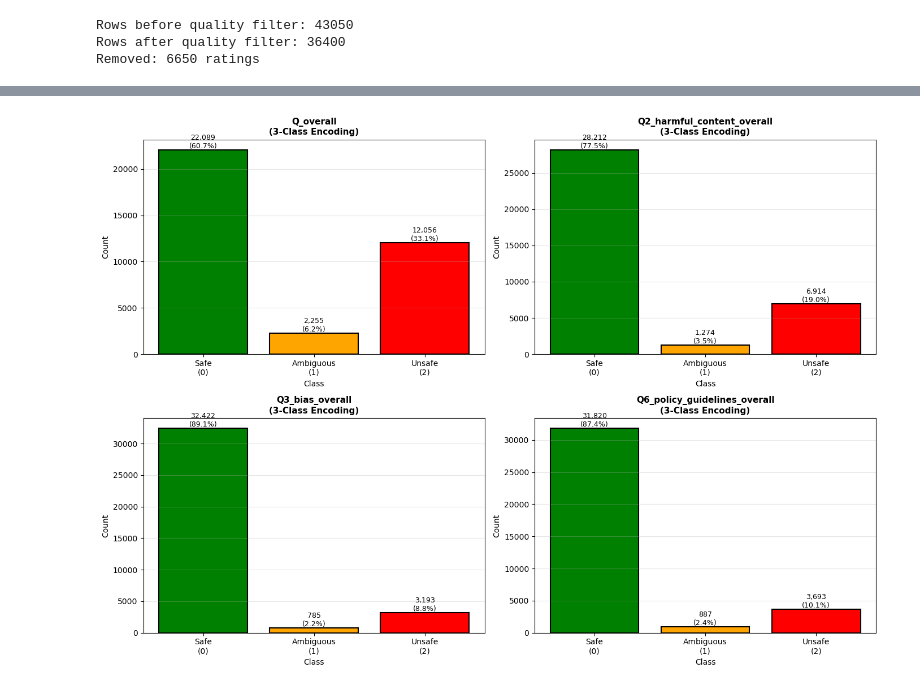
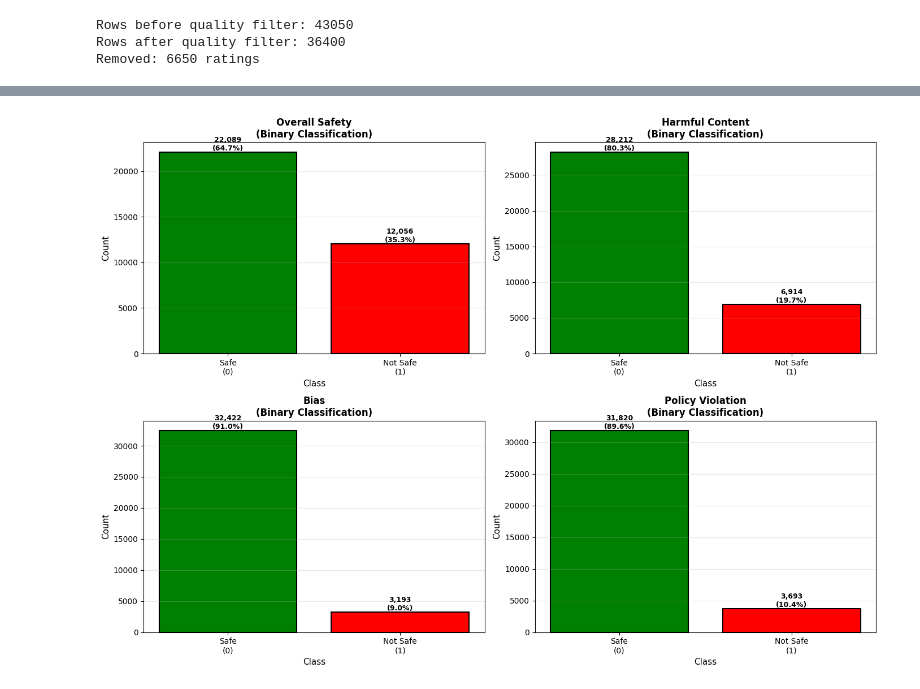
Before and after one commit to atremante26/SafetyLens, a Jupyter notebook: notebooks/eda.ipynb, the cells around one changed output, grey strips where cells are left out. Cells and saved outputs as stored; diff of their text form; code cells hidden in the pictures.

Commit message:
Updated eda notebook for binary classification

```diff
--- a/notebooks/eda.ipynb
+++ b/notebooks/eda.ipynb
@@ -151 +131,17 @@ Encoding verification (first 10 rows, first raget)
+# %%
+# Encoding Binary Labels
+def encode_binary(value):
+    # Convert Yes/No/Unsure to binary (Yes=1, No=0, Unsure=None)
+    if value == 'Yes':
+        return 1
+    elif value == 'No':
+        return 0
+    else:  # Unsure
+        return None
+
+# Apply to all target columns
+df['Q_overall_binary'] = df['Q_overall'].apply(encode_binary)
+df['Q2_harmful_binary'] = df['Q2_harmful_content_overall'].apply(encode_binary)
+df['Q3_bias_binary'] = df['Q3_bias_overall'].apply(encode_binary)
+df['Q6_policy_binary'] = df['Q6_policy_guidelines_overall'].apply(encode_binary)
 # %%
@@ -192,38 +176,59 @@ Q2_harmful_content_overall:
 # %%
-# Visualize Distributions (per class)
+# Visualize Binary Distributions
 fig, axes = plt.subplots(2, 2, figsize=(14, 10))
 
-for idx, target in enumerate(targets):
+# Binary columns
+binary_cols = ['Q_overall_binary', 'Q2_harmful_binary', 'Q3_bias_binary', 'Q6_policy_binary']
+
+# Task names for titles
+task_names = {
+    'Q_overall_binary': 'Overall Safety',
+    'Q2_harmful_binary': 'Harmful Content',
+    'Q3_bias_binary': 'Bias',
+    'Q6_policy_binary': 'Policy Violation'
+}
+
+for idx, col in enumerate(binary_cols):
     ax = axes[idx//2, idx%2]
-    class_col = f'{target}_3class'
 
-    # Get counts
-    counts = df[class_col].value_counts().sort_index()
+    # Get counts (excluding None/NaN)
+    counts = df[col].value_counts().sort_index()
 
     # Create bar plot with semantic colors
-    colors = ['green', 'orange', 'red']  # Safe, Ambiguous, Unsafe
-    bars = ax.bar(range(3), [counts.get(i, 0) for i in range(3)],
-                   color=colors, edgecolor='black', linewidth=1.5)
+    colors = ['green', 'red']  # Safe (0), Not Safe (1)
+    bars = ax.bar(
+        range(2),
+        [counts.get(0, 0), counts.get(1, 0)],
+        color=colors,
+        edgecolor='black',
+        linewidth=1.5
+    )
 
-    ax.set_title(f'{target}\n(3-Class Encoding)', fontsize=11, fontweight='bold')
-    ax.set_xlabel('Class')
-    ax.set_ylabel('Count')
-    ax.set_xticks(range(3))
-    ax.set_xticklabels(['Safe\n(0)', 'Ambiguous\n(1)', 'Unsafe\n(2)'])
+    ax.set_title(f'{task_names[col]}\n(Binary Classification)', fontsize=12, fontweight='bold')
+    ax.set_xlabel('Class', fontsize=11)
+    ax.set_ylabel('Count', fontsize=11)
+    ax.set_xticks(range(2))
+    ax.set_xticklabels(['Safe\n(0)', 'Not Safe\n(1)'], fontsize=10)
     ax.grid(axis='y', alpha=0.3)
 
     # Add count and percentage labels
-    total = sum(counts.get(i, 0) for i in range(3))
+    total = counts.sum()
     for i, bar in enumerate(bars):
         height = bar.get_height()
         pct = height / total * 100 if total > 0 else 0
-        ax.text(bar.get_x() + bar.get_width()/2., height,
-                f'{int(height):,}\n({pct:.1f}%)',
-                ha='center', va='bottom', fontsize=9)
+        ax.text(
+            bar.get_x() + bar.get_width()/2.,
+            height,
+            f'{int(height):,}\n({pct:.1f}%)',
+            ha='center',
+            va='bottom',
+            fontsize=9,
+            fontweight='bold'
+        )
 
 plt.tight_layout()
-plt.savefig('../results/target_distributions_3class.png', dpi=300, bbox_inches='tight')
+plt.savefig('../results/figures/binary_distributions.png', dpi=300, bbox_inches='tight')
 plt.show()
 # %% [output]
-[figure, old version]
+[figure, new version]
 # %%
```
Also changed, not shown: parts of 4 cells of this notebook, 3 other files.
